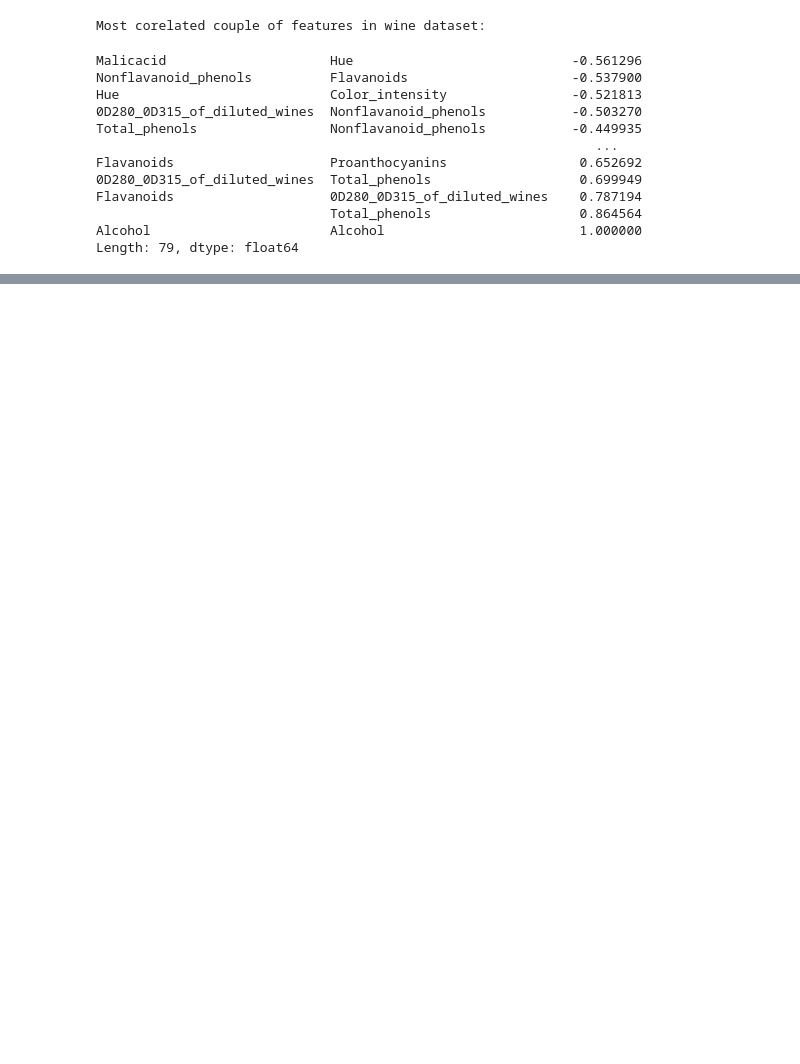
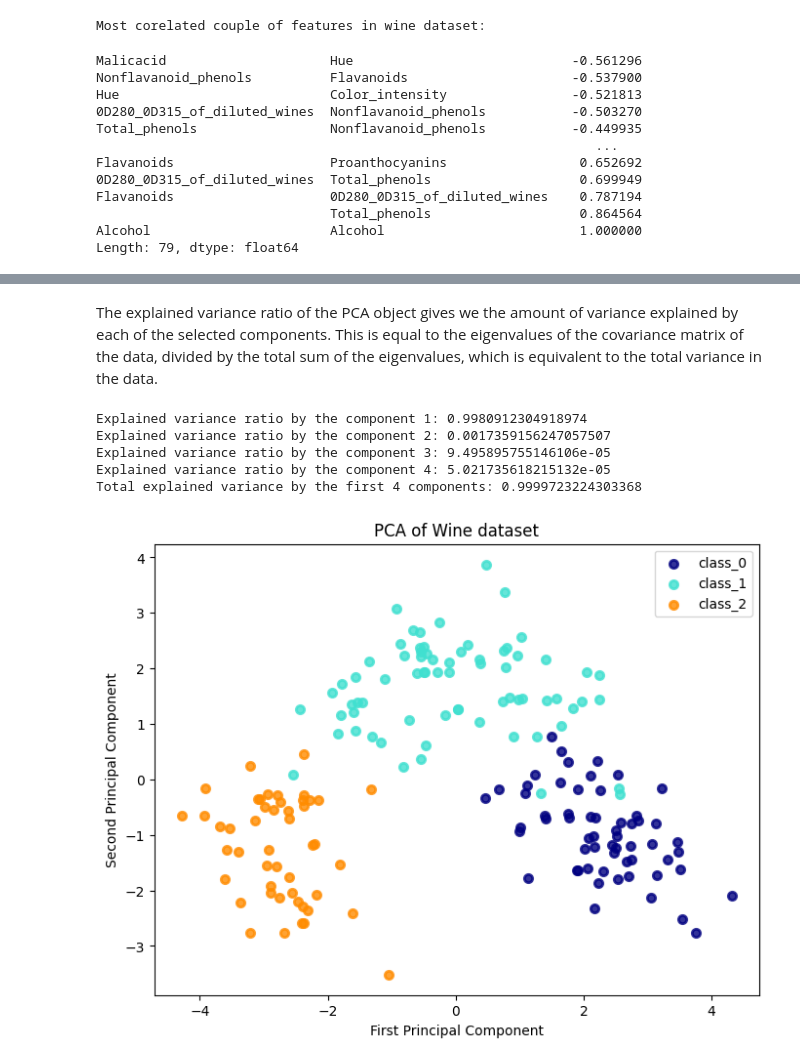
Before and after one commit to Tonguesten36/machine-learning-two, a Jupyter notebook: labwork1/wine.ipynb, the cells around one changed output, grey strips where cells are left out. Drawn from its saved outputs; the diff is of its cells as text; code cells hidden in the pictures; blank space fills up the shorter version.

```diff
--- a/labwork1/wine.ipynb
+++ b/labwork1/wine.ipynb
@@ -188,0 +198,66 @@ ModuleNotFoundError: No module named 'sklearn'
+# %% [markdown]
+The explained variance ratio of the PCA object gives we the amount of variance explained by each of the selected components. This is equal to the eigenvalues of the covariance matrix of the data, divided by the total sum of the eigenvalues, which is equivalent to the total variance in the data.
+# %%
+#Apply PCA on wine dataset with n components(n > 2)
+from sklearn.decomposition import PCA
+
+# Input n from user(n > 2)
+n = int(input("Enter the number of components: "))
+if n == 2 or n < 2:
+    print("Enter a number greater than 2")
+    n = int(input("Enter the number of components: "))
+# Apply PCA
+pca = PCA(n_components = n)
+X_pca = pca.fit_transform(X)
+
+# Calculate the explained variance ratio
+explained_variance_ratio = pca.explained_variance_ratio_
+
+# Print the explained variance ratio of the first n components
+for i in range(n):
+    print(f'Explained variance ratio by the component {i+1}: {explained_variance_ratio[i]}')
+# Calculate and print the total variation explained by the first two components
+total_explained_variance = sum(explained_variance_ratio)
+print(f'Total explained variance by the first {n} components: {total_explained_variance}')
+# %% [output]
+Explained variance ratio by the component 1: 0.9980912304918974
+Explained variance ratio by the component 2: 0.0017359156247057507
+Explained variance ratio by the component 3: 9.495895755146106e-05
+Explained variance ratio by the component 4: 5.021735618215132e-05
+Total explained variance by the first 4 components: 0.9999723224303368
+# %%
+from sklearn.datasets import load_wine
+from sklearn.preprocessing import StandardScaler
+from sklearn.decomposition import PCA
+import matplotlib.pyplot as plt
+import os
+# Delete the pca wine dataset image if it exists
+if os.path.exists("pca_wine_dataset.png"):
+    os.remove("pca_wine_dataset.png")
+# Load the wine dataset
+wine = load_wine()
+X = wine.data
+y = wine.target
+
+# Standardize the features to have zero mean and unit variance
+scaler = StandardScaler()
+X_scaled = scaler.fit_transform(X)
+
+# Apply PCA to the standardized data
+pca = PCA(n_components=2)
+principalComponents = pca.fit_transform(X_scaled)
+
+# Plot the first two principal components, using different colors for different classes
+plt.figure(figsize=(8, 6))
+for color, i, target_name in zip(['navy', 'turquoise', 'darkorange'], [0, 1, 2], wine.target_names):
+    plt.scatter(principalComponents[y == i, 0], principalComponents[y == i, 1], color = color, alpha = .8, lw = 2,
+                label = target_name)
+plt.legend(loc = 'best', shadow = False, scatterpoints = 1)
+plt.xlabel('First Principal Component')
+plt.ylabel('Second Principal Component')
+plt.title('PCA of Wine dataset')
+#Save the plot that shows how the classes are separated by the first two principal components of the data as a png file
+plt.savefig('pca_wine_dataset.png')
+plt.show()
+# %% [output]
+[figure, added]
```
Also changed, not shown: parts of 6 cells of this notebook, 5 other files.
